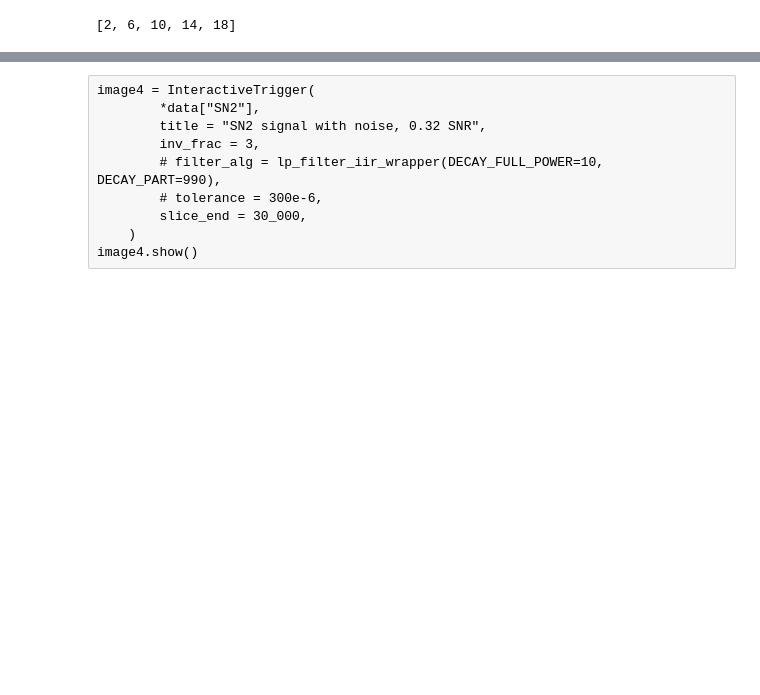
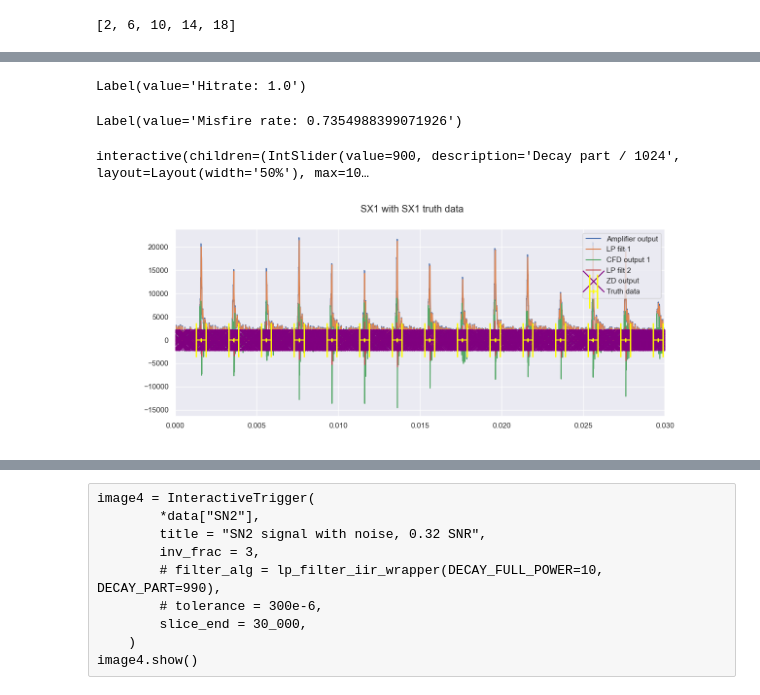
Before and after one commit to roysiu-gh/qtnm-trigger-cfd, a Jupyter notebook: analysis/visualisation.ipynb, the cells around one changed output, grey strips where cells are left out. Saved outputs shown, nothing was run; the diff lists cells and outputs as text; code cells hidden in the pictures; blank space fills up the shorter version.

```diff
--- a/analysis/visualisation.ipynb
+++ b/analysis/visualisation.ipynb
@@ -53,3 +58,21 @@ image1.show()
+# %%
+def diff(x_all, *args, **kwargs):
+    return np.pad( np.diff(x_all), (0, 1) ) * 10
+
+image1Diff = InteractiveTrigger(
+        *data["SX1"],
+        truth_data = SX1_truth_data,
+    cfd_alg = diff,
+        title = "SX1 with SX1 truth data",
+        tolerance = 300e-6,
+        slice_end = 30_000,
+    )
+image1Diff.show()
+# %% [output]
+Label(value='Hitrate: 1.0')
+Label(value='Misfire rate: 0.7354988399071926')
+interactive(children=(IntSlider(value=900, description='Decay part / 1024', layout=Layout(width='50%'), max=10…
+[figure, added]
 # %%
 image2 = InteractiveTrigger(
         *data["SX1+XN2"],
```
Also changed, not shown: parts of 7 cells of this notebook, 1 other file.
